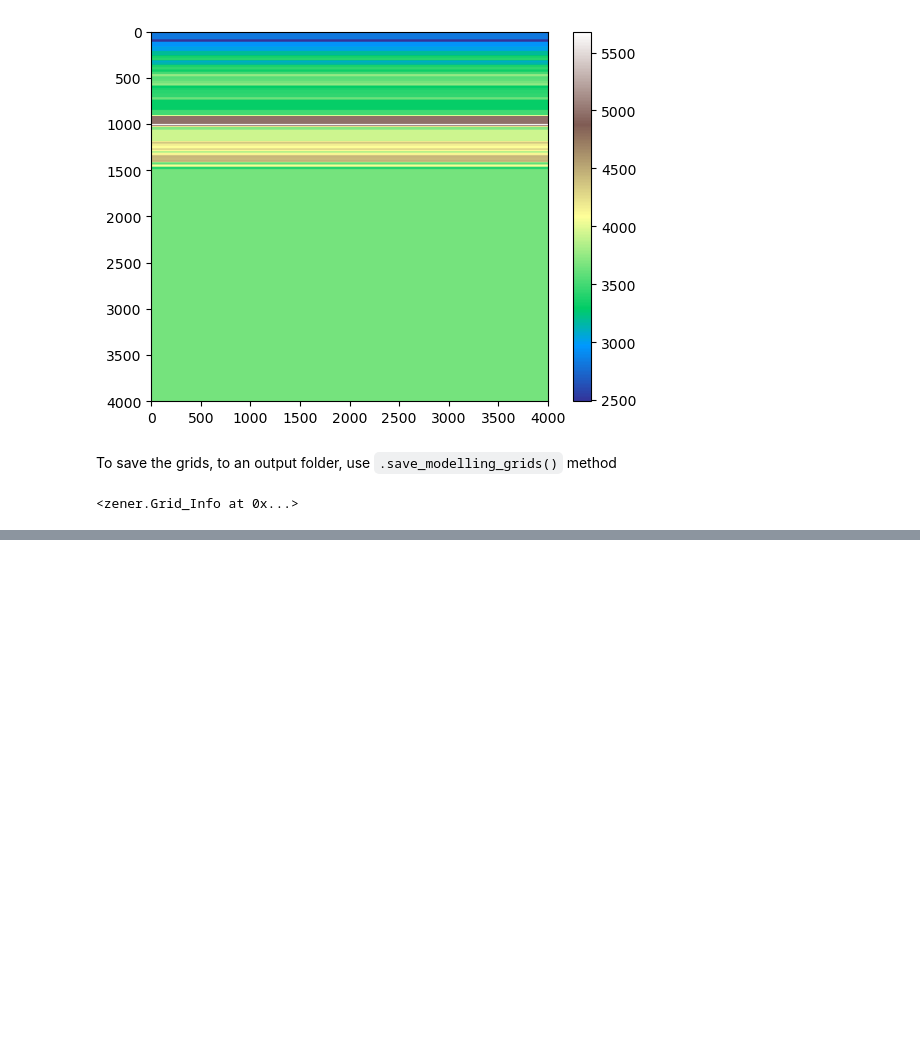
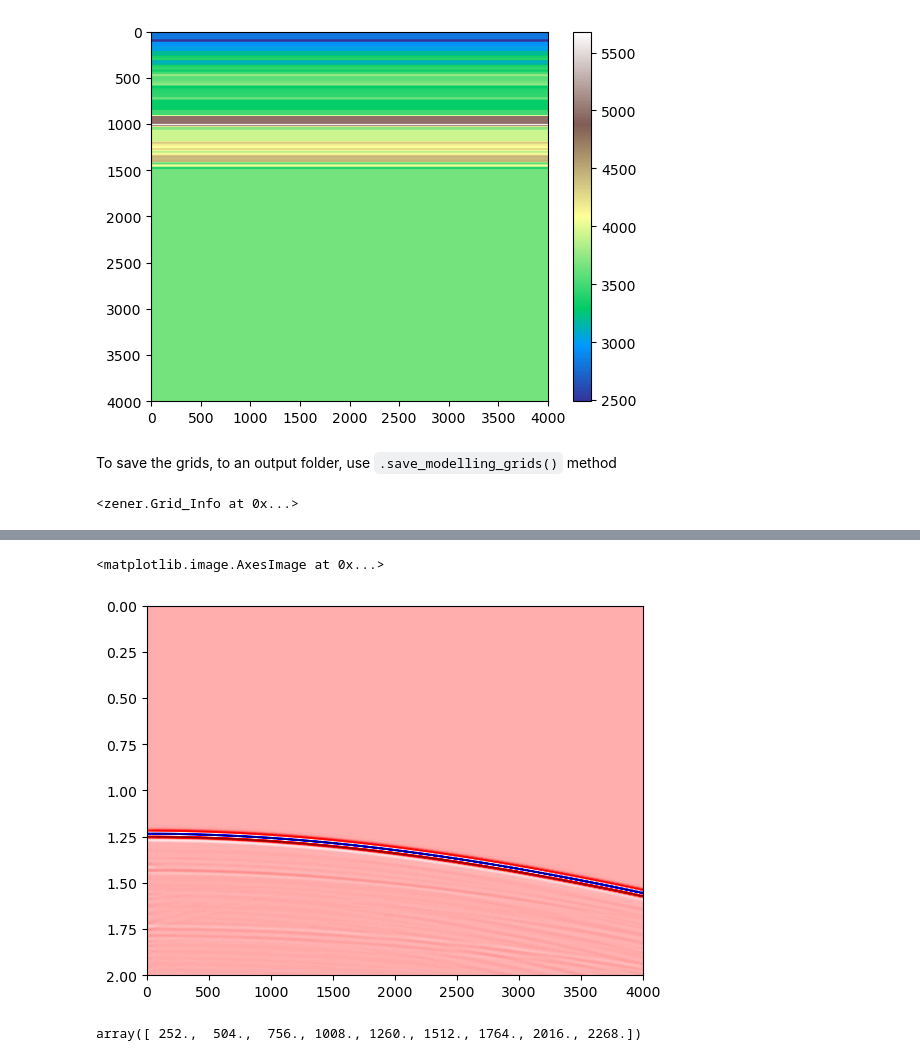
Before and after one commit to gpap-gpap/finite_difference_grids, a Jupyter notebook: generate_finite_difference_grids.ipynb, the cells around one changed output, grey strips where cells are left out. Saved outputs shown, nothing was run; the diff lists cells and outputs as text; code cells hidden in the pictures; blank space fills up the shorter version.

```diff
--- a/generate_finite_difference_grids.ipynb
+++ b/generate_finite_difference_grids.ipynb
@@ -302,0 +316,7 @@ with open('./input_data/balgonie_dataset.bin','rb') as f:
+# %%
+i=1
+norm = tr[:,(i-1)*99+76:i*99+76] / (.00001 + np.linalg.norm(tr[:,(i-1)*99+76:i*99+76], axis=0, keepdims=True))
+plt.imshow(norm, extent=[0,4000,2,0], cmap='seismic', aspect="auto")
+# %% [output]
+<matplotlib.image.AxesImage at 0x...>
+[figure, added]
@@ -302,0 +328,4 @@ with open('./input_data/balgonie_dataset.bin','rb') as f:
+# %%
+252.0*np.arange(1,10)
+# %% [output]
+array([ 252.,  504.,  756., 1008., 1260., 1512., 1764., 2016., 2268.])
```
Also changed, not shown: parts of 11 cells of this notebook, 5 other files.
